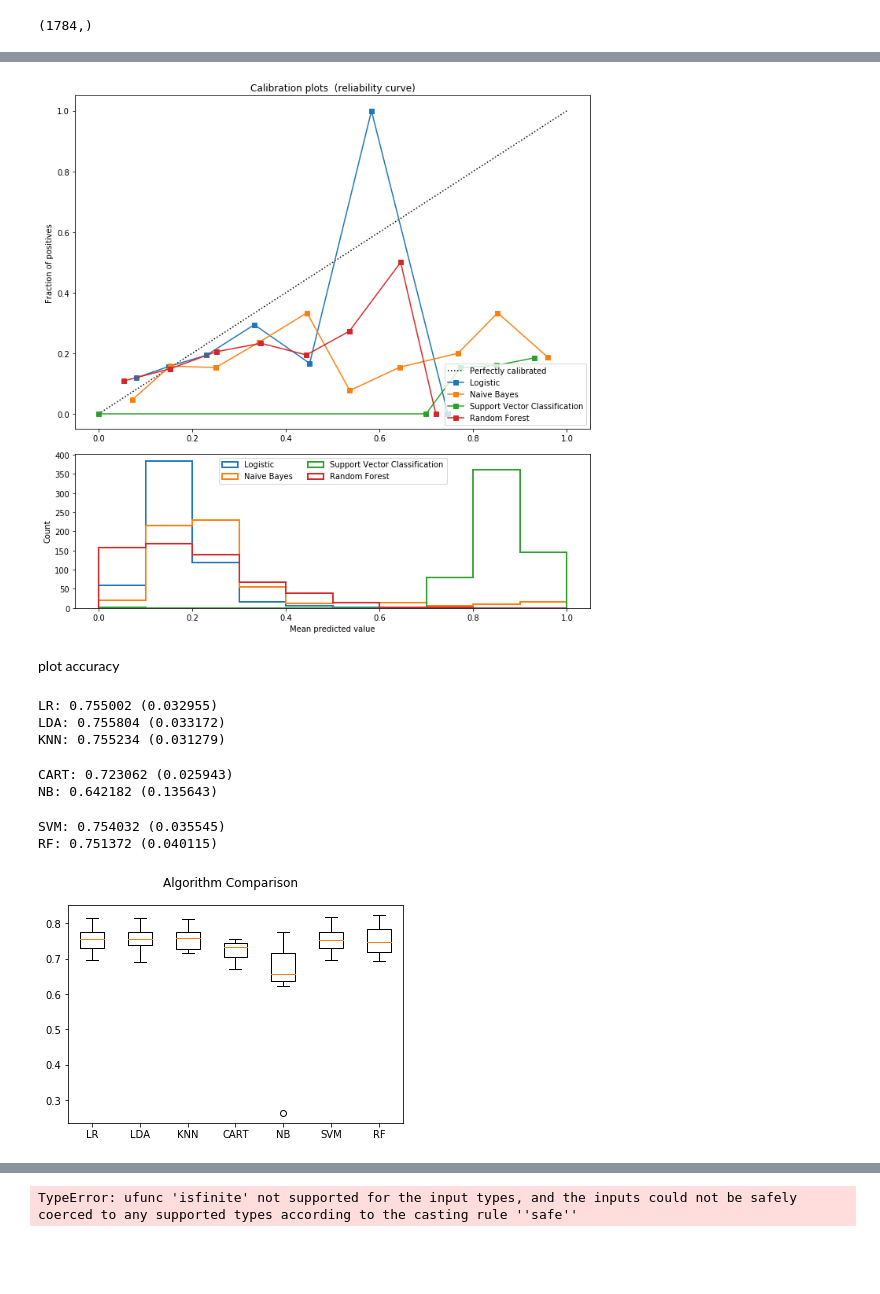
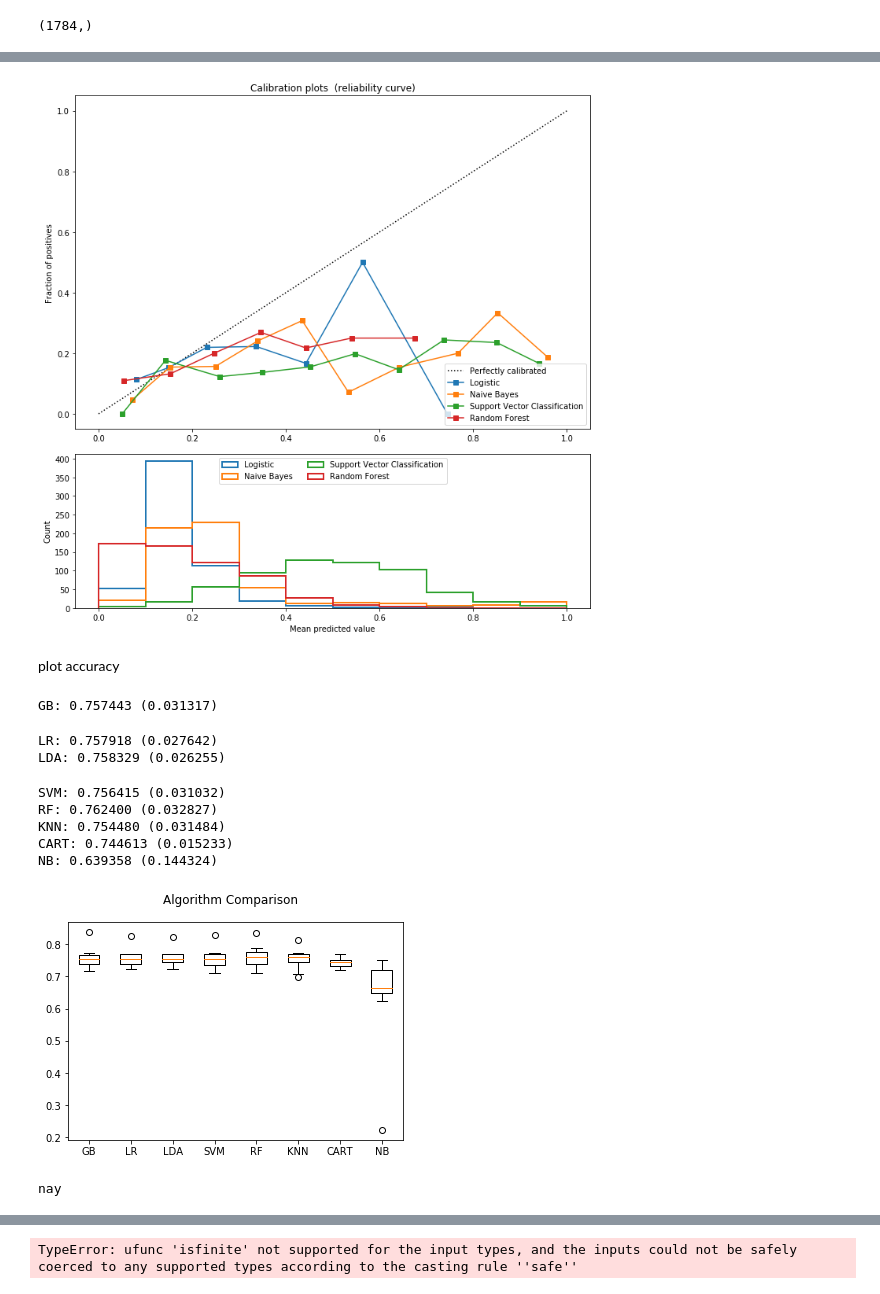
Before and after one commit to chenxizhi/Insight_xc, a Jupyter notebook: classifier1.ipynb, the cells around one changed output, grey strips where cells are left out. Cells and saved outputs as stored; diff of their text form; code cells hidden in the pictures; blank space fills up the shorter version.

Commit message:
classifier V2 and webapp

```diff
--- a/classifier1.ipynb
+++ b/classifier1.ipynb
@@ -33,3 +42,5 @@ for column in cb_software_reddit.columns:
 cb_software_reddit.head()
 X = cb_software_reddit.drop(['outcome','status'],axis=1)
 y = cb_software_reddit['outcome']
+# %%
+X = X.drop(X.columns[0:2], axis=1)
@@ -59,3 +65,0 @@ val_X.shape
-# %%
-X = X.drop(test_index)
-y = y.drop(test_index)
@@ -126,7 +136,7 @@ ax2.legend(loc="upper center", ncol=2)
 plt.tight_layout()
 plt.show()
 # %% [output]
-[figure, old version]
+[figure, new version]
 # %% [markdown]
 plot accuracy
 # %%
@@ -141,40 +151,43 @@ from sklearn.discriminant_analysis import LinearDiscriminantAnalysis
 from sklearn.naive_bayes import GaussianNB
 from sklearn.svm import SVC
 from sklearn.ensemble import RandomForestClassifier
+from sklearn.ensemble import GradientBoostingClassifier
 # prepare configuration for cross validation test harness
 seed = 66
 models = []
+models.append(('GB', GradientBoostingClassifier()))
 models.append(('LR', LogisticRegression()))
 models.append(('LDA', LinearDiscriminantAnalysis()))
+models.append(('SVM', SVC()))
+models.append(('RF', RandomForestClassifier()))
 models.append(('KNN', KNeighborsClassifier()))
 models.append(('CART', DecisionTreeClassifier()))
 models.append(('NB', GaussianNB()))
-models.append(('SVM', SVC()))
-models.append(('RF', RandomForestClassifier()))
 # evaluate each model in turn
 results = []
 names = []
 scoring = 'f1_weighted'
 for name, model in models:
 	kfold = model_selection.KFold(n_splits=10, random_state=seed)
 	cv_results = model_selection.cross_val_score(model, X, y, cv=kfold, scoring=scoring)
 	results.append(cv_results)
 	names.append(name)
 	msg = "%s: %f (%f)" % (name, cv_results.mean(), cv_results.std())
 	print(msg)
 # boxplot algorithm comparison
 fig = plt.figure()
 fig.suptitle('Algorithm Comparison')
 ax = fig.add_subplot(111)
 plt.boxplot(results)
 ax.set_xticklabels(names)
 plt.show()
 # %% [output]
-LR: 0.755002 (0.032955)
-LDA: 0.755804 (0.033172)
-KNN: 0.755234 (0.031279)
+GB: 0.757443 (0.031317)
-CART: 0.723062 (0.025943)
-NB: 0.642182 (0.135643)
+LR: 0.757918 (0.027642)
+LDA: 0.758329 (0.026255)
-SVM: 0.754032 (0.035545)
-RF: 0.751372 (0.040115)
+SVM: 0.756415 (0.031032)
+RF: 0.762400 (0.032827)
+KNN: 0.754480 (0.031484)
+CART: 0.744613 (0.015233)
+NB: 0.639358 (0.144324)
-[figure, old version]
+[figure, new version]
@@ -180,0 +202,28 @@ RF: 0.751372 (0.040115)
+# %%
+from sklearn.externals import joblib
+clf = joblib.load('RF.pkl')
+company = 'company_name'
+funding_total_usd ='funding_total_usd'
+state_code = 'state_code'
+city = 'city'
+funding_rounds = 'funding_rounds'
+num_investers = 'num_investers'
+num_reddit = 'num_reddit'
+sentiment_reddit = 'sentiment_reddit'
+
+l = [company, state_code,city,funding_rounds,num_investers,num_reddit,sentiment_reddit]
+X_query = pd.DataFrame(data=[l])
+X_query
+#clf.predict(X_query)
+for column in X_query.columns:
+    if X_query[column].dtype == type(object):
+        le_query = preprocessing.LabelEncoder()
+        X_query[column] = le_query.fit_transform(X_query[column].astype(str))
+#l = [0,628,37,297,4,5,0,2]
+X_query = pd.DataFrame(data=[l])
+if clf.predict(X_query).astype(int) == 0:
+    print ("nay")
+else:
+    print ("yay")
+# %% [output]
+nay
```
Also changed, not shown: parts of 11 cells of this notebook, 46 other files.
